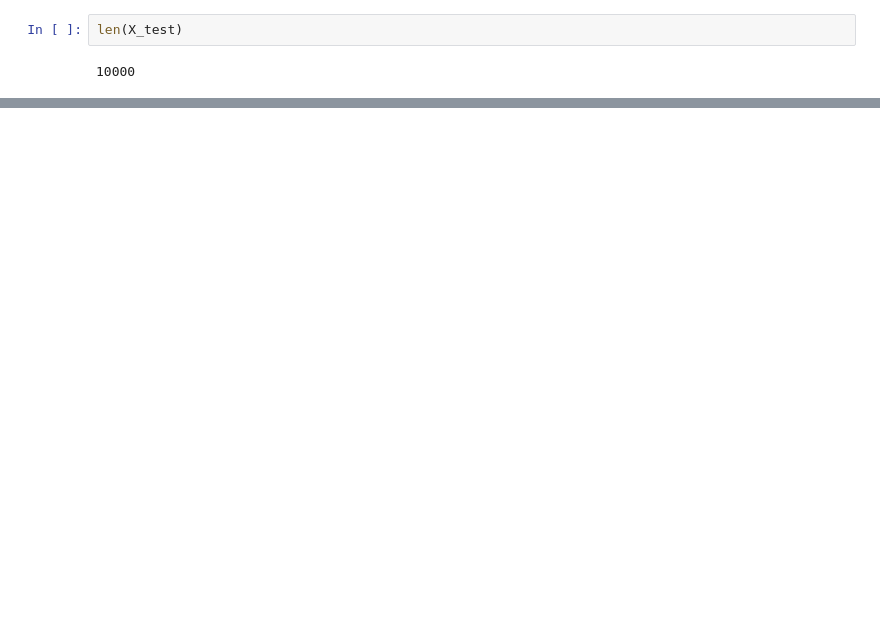
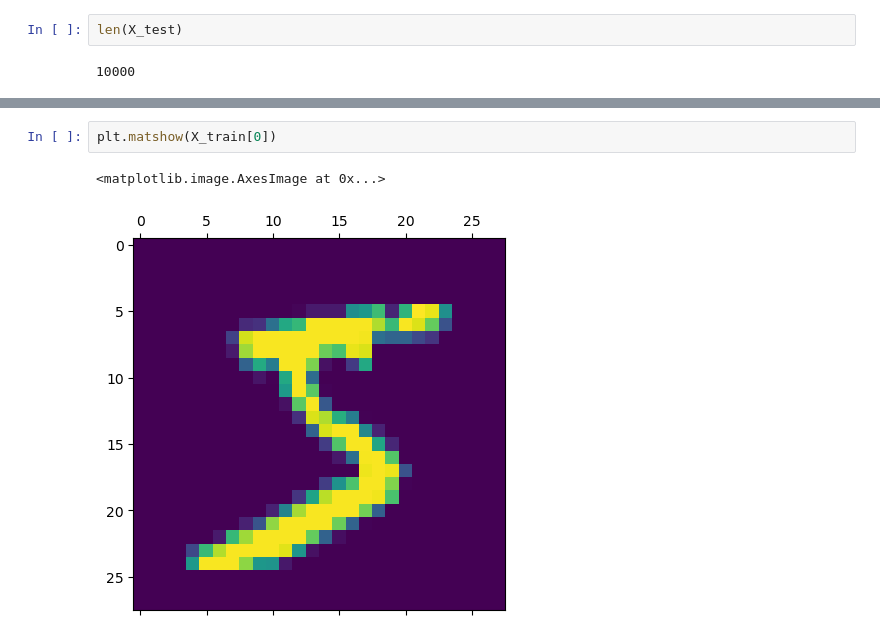
Before and after one commit to MDalamin5/Data-Science-ML, a Jupyter notebook: Python-Libraries_and_OOPs/Ostad-PY-Libraries/Module-12/code/OCR.ipynb, the cells around one changed output, grey strips where cells are left out. Drawn from its saved outputs; the diff is of its cells as text; blank space fills up the shorter version.

```diff
--- a/Python-Libraries_and_OOPs/Ostad-PY-Libraries/Module-12/code/OCR.ipynb
+++ b/Python-Libraries_and_OOPs/Ostad-PY-Libraries/Module-12/code/OCR.ipynb
@@ -40,0 +69,5 @@ len(X_test)
+# %%
+plt.matshow(X_train[0])
+# %% [output]
+<matplotlib.image.AxesImage at 0x...>
+[figure, added]
```
Also changed, not shown: parts of 28 cells of this notebook, 1 other file.
